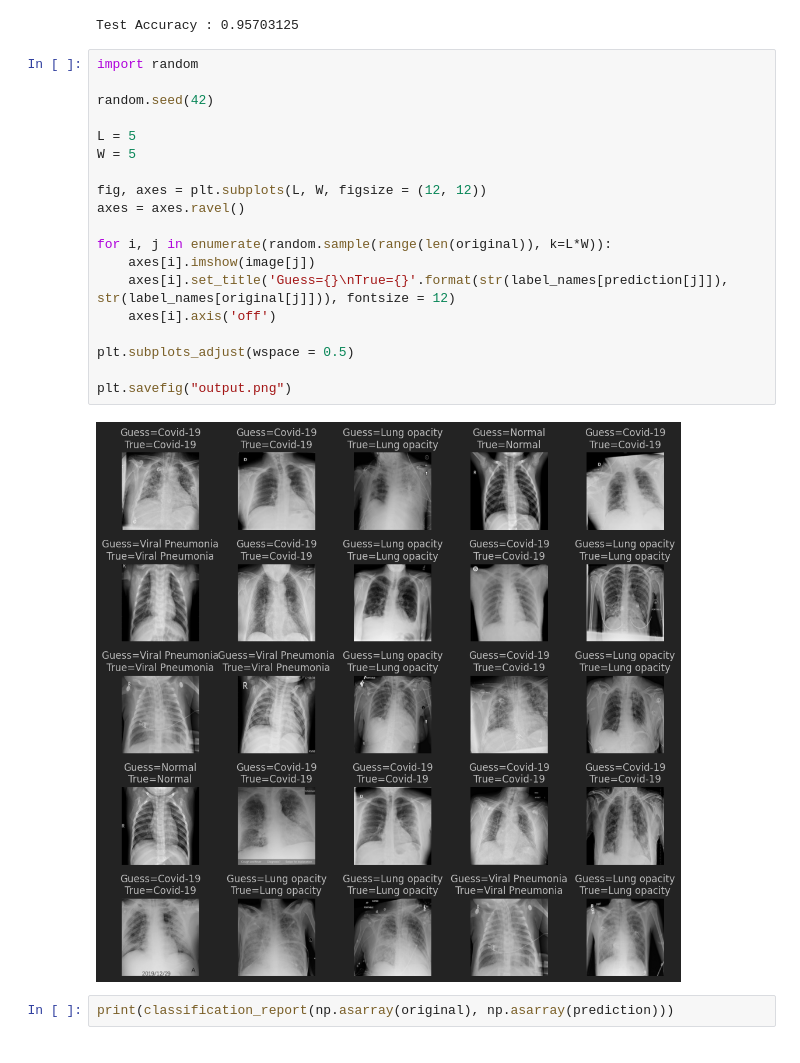
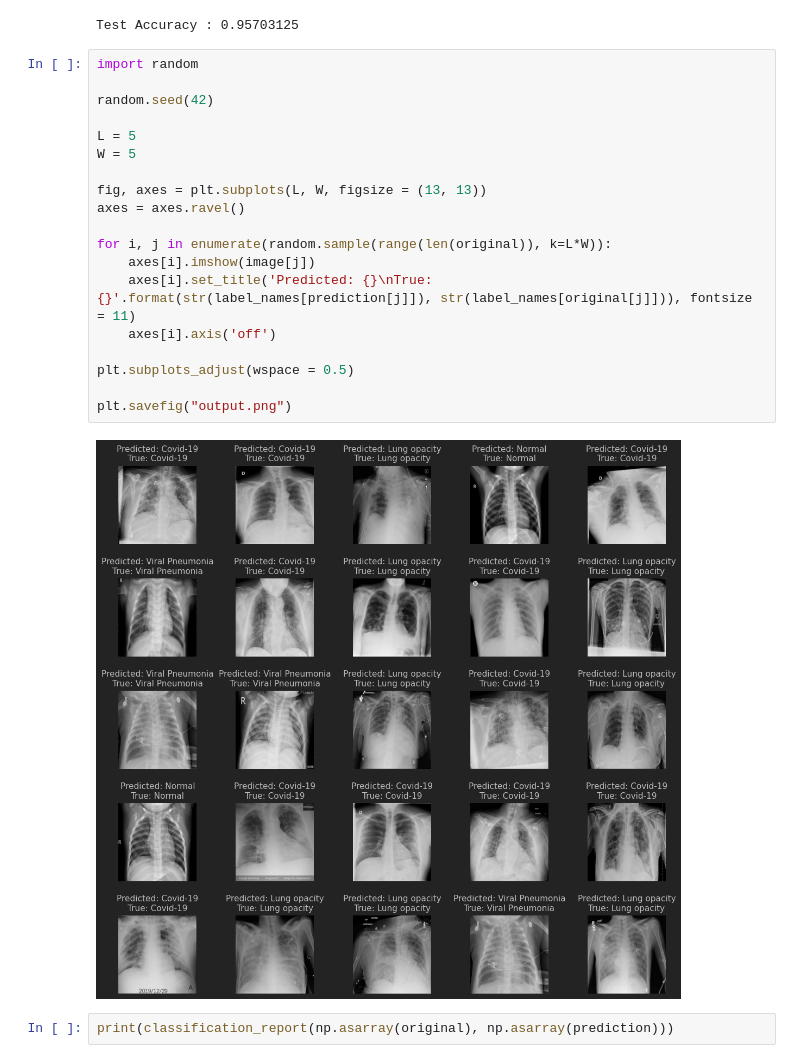
Before and after one commit to Juliogallinaro/Chest-X-Ray-Classification, a Jupyter notebook: Chest_X-Ray_Classification.ipynb, the cells around one changed output. Drawn from its saved outputs; the diff is of its cells as text.

```diff
--- a/Chest_X-Ray_Classification.ipynb
+++ b/Chest_X-Ray_Classification.ipynb
@@ -391,24 +391,24 @@ Test Accuracy : 0.95703125
 # %%
 import random
 
 random.seed(42)
 
 L = 5
 W = 5
 
-fig, axes = plt.subplots(L, W, figsize = (12, 12))
+fig, axes = plt.subplots(L, W, figsize = (13, 13))
 axes = axes.ravel()
 
 for i, j in enumerate(random.sample(range(len(original)), k=L*W)):
     axes[i].imshow(image[j])
-    axes[i].set_title('Guess={}\nTrue={}'.format(str(label_names[prediction[j]]), str(label_names[original[j]])), fontsize = 12)
+    axes[i].set_title('Predicted: {}\nTrue: {}'.format(str(label_names[prediction[j]]), str(label_names[original[j]])), fontsize = 11)
     axes[i].axis('off')
 
 plt.subplots_adjust(wspace = 0.5)
 
 plt.savefig("output.png")
 # %% [output]
-[figure, old version]
+[figure, new version]
 # %%
 print(classification_report(np.asarray(original), np.asarray(prediction)))
 # %% [output]
```
Also changed, not shown: 1 other file.
